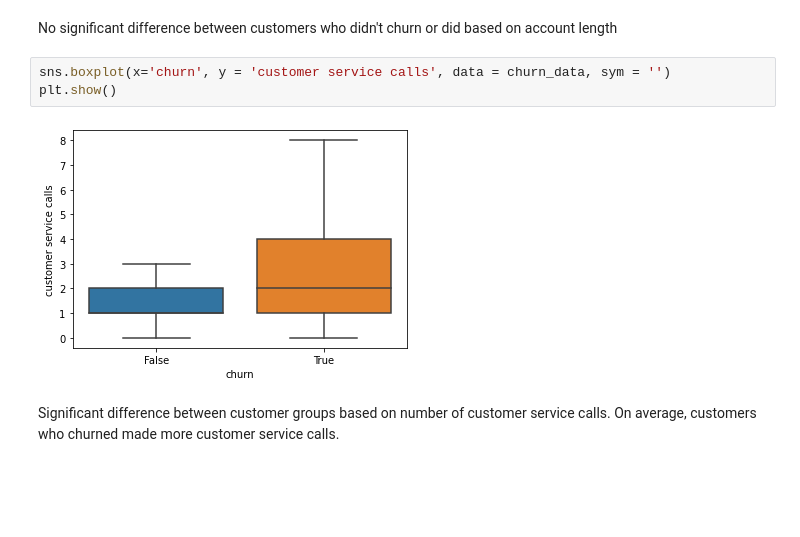
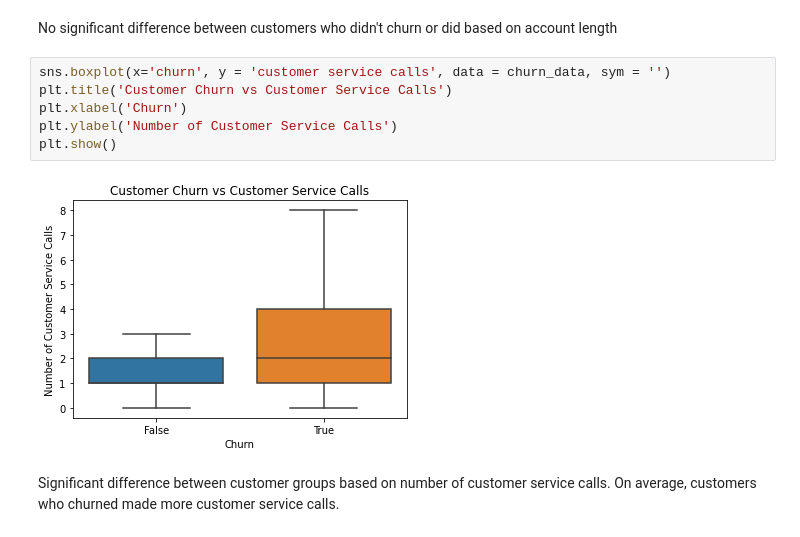
Before and after one commit to msf894/churn-analysis, a Jupyter notebook: Data Cleaning and Exploration.ipynb, the cells around one changed output. Cells and saved outputs as stored; diff of their text form; blank space fills up the shorter version.

```diff
--- a/Data Cleaning and Exploration.ipynb
+++ b/Data Cleaning and Exploration.ipynb
@@ -161,9 +161,12 @@ plt.show()
 No significant difference between customers who didn't churn or did based on account length
 # %%
 sns.boxplot(x='churn', y = 'customer service calls', data = churn_data, sym = '')
+plt.title('Customer Churn vs Customer Service Calls')
+plt.xlabel('Churn')
+plt.ylabel('Number of Customer Service Calls')
 plt.show()
 # %% [output]
-[figure, old version]
+[figure, new version]
 # %% [markdown]
 Significant difference between customer groups based on number of customer service calls. On average, customers who churned made more customer service calls.
 # %%
```
Also changed, not shown: parts of 7 cells of this notebook, 3 other files.
